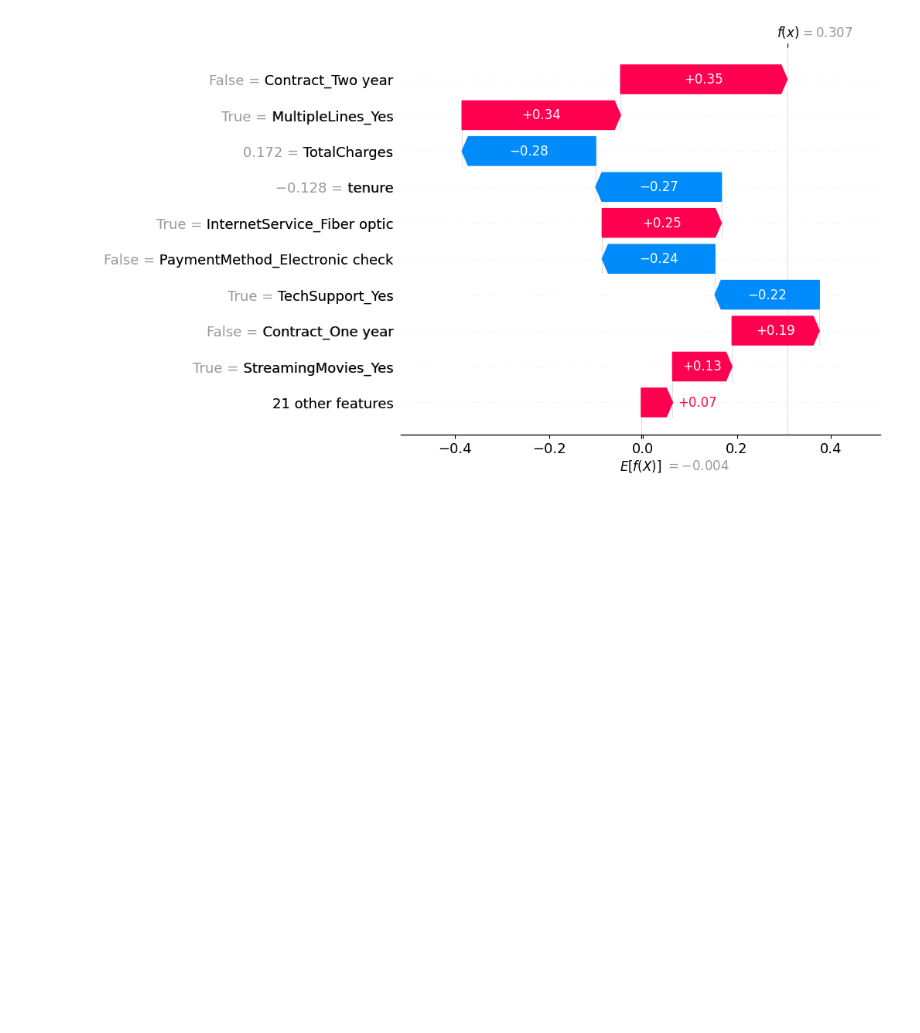
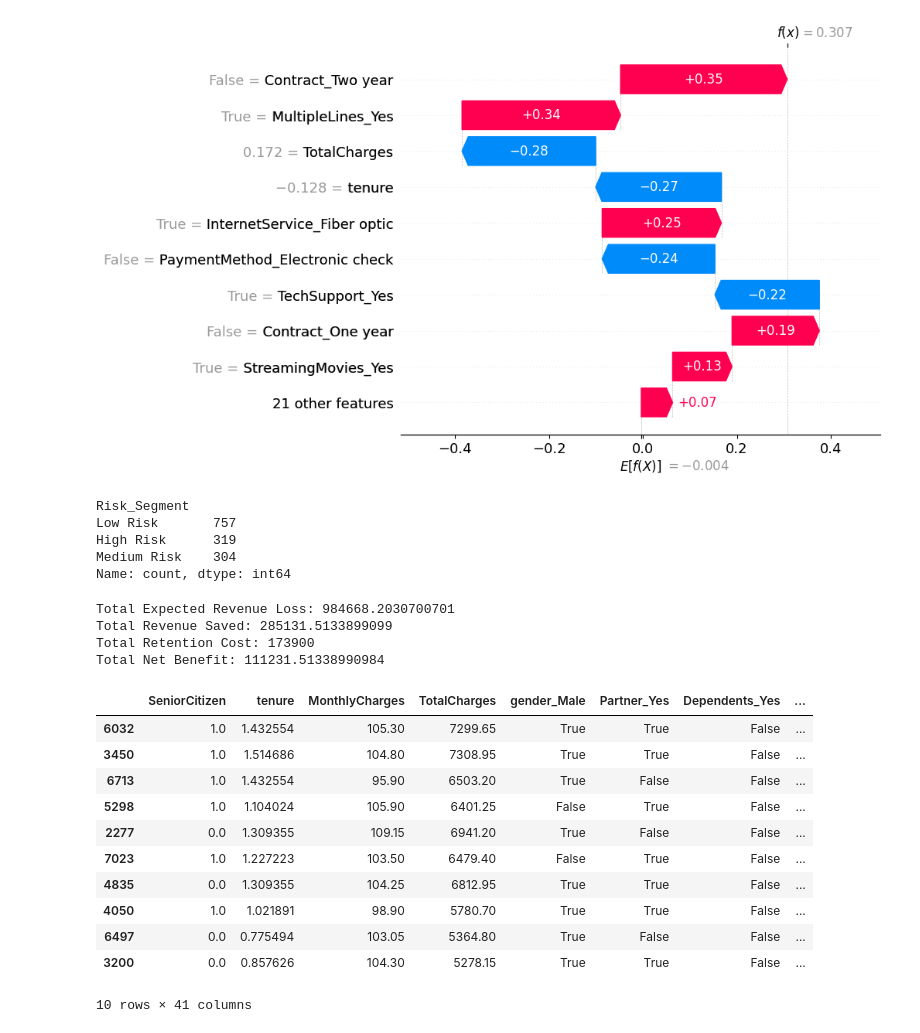
Before and after one commit to ashutosh-dev-hub/telecom-churn-prediction, a Jupyter notebook: notebooks/01_eda.ipynb, the cells around one changed output. Saved outputs shown, nothing was run; the diff lists cells and outputs as text; code cells hidden in the pictures; blank space fills up the shorter version.

Commit message:
Implemented cost-sensitive retention engine with ROI optimization and profit-based targeting

```diff
--- a/notebooks/01_eda.ipynb
+++ b/notebooks/01_eda.ipynb
@@ -603,0 +616,22 @@ shap.plots.waterfall(
+# %%
+retention_df['Expected_Loss'] = (
+    retention_df['Churn_Probability'] * retention_df['TotalCharges']
+)
+# %%
+def risk_segment(prob):
+    if prob > 0.7:
+        return "High Risk"
+    elif prob > 0.4:
+        return "Medium Risk"
+    else:
+        return "Low Risk"
+
+retention_df['Risk_Segment'] = retention_df['Churn_Probability'].apply(risk_segment)
+# %%
+retention_df['Risk_Segment'].value_counts()
+# %% [output]
+Risk_Segment
+Low Risk       757
+High Risk      319
+Medium Risk    304
+Name: count, dtype: int64
@@ -603,0 +655,57 @@ shap.plots.waterfall(
+# %%
+cost_map = {
+    "Premium Retention: 25% Discount + Dedicated Support + Personal Call": 500,
+    "Standard Retention: 15% Discount": 300,
+    "Offer Plan Downgrade or 10% Discount": 200,
+    "No Action": 0
+}
+
+success_map = {
+    "Premium Retention: 25% Discount + Dedicated Support + Personal Call": 0.6,
+    "Standard Retention: 15% Discount": 0.4,
+    "Offer Plan Downgrade or 10% Discount": 0.3,
+    "No Action": 0
+}
+
+retention_df['Retention_Cost'] = retention_df['Retention_Action'].map(cost_map)
+retention_df['Success_Prob'] = retention_df['Retention_Action'].map(success_map)
+# %%
+retention_df['Expected_Revenue_Saved'] = (
+    retention_df['Expected_Loss'] * retention_df['Success_Prob']
+)
+retention_df['Net_Benefit'] = (
+    retention_df['Expected_Revenue_Saved'] - retention_df['Retention_Cost']
+)
+retention_df['Should_Target'] = (
+    retention_df['Net_Benefit'] > 0
+)
+# %%
+total_expected_loss = retention_df['Expected_Loss'].sum()
+total_saved = retention_df['Expected_Revenue_Saved'].sum()
+total_cost = retention_df['Retention_Cost'].sum()
+total_net = retention_df['Net_Benefit'].sum()
+
+print("Total Expected Revenue Loss:", total_expected_loss)
+print("Total Revenue Saved:", total_saved)
+print("Total Retention Cost:", total_cost)
+print("Total Net Benefit:", total_net)
+# %% [output]
+Total Expected Revenue Loss: 984668.2030700701
+Total Revenue Saved: 285131.5133899099
+Total Retention Cost: 173900
+Total Net Benefit: 111231.51338990984
+# %%
+retention_df.sort_values(by='Net_Benefit', ascending=False).head(10)
+# %% [output]
+|  | SeniorCitizen | tenure | MonthlyCharges | TotalCharges | gender_Male | Partner_Yes | Dependents_Yes | ... |
+| 6032 | 1.0 | 1.432554 | 105.30 | 7299.65 | True | True | False | ... |
+| 3450 | 1.0 | 1.514686 | 104.80 | 7308.95 | True | True | False | ... |
+| 6713 | 1.0 | 1.432554 | 95.90 | 6503.20 | True | False | False | ... |
+| 5298 | 1.0 | 1.104024 | 105.90 | 6401.25 | False | True | False | ... |
+| 2277 | 0.0 | 1.309355 | 109.15 | 6941.20 | True | False | False | ... |
+| 7023 | 1.0 | 1.227223 | 103.50 | 6479.40 | False | True | False | ... |
+| 4835 | 0.0 | 1.309355 | 104.25 | 6812.95 | True | True | False | ... |
+| 4050 | 1.0 | 1.021891 | 98.90 | 5780.70 | True | True | False | ... |
+| 6497 | 0.0 | 0.775494 | 103.05 | 5364.80 | True | False | False | ... |
+| 3200 | 0.0 | 0.857626 | 104.30 | 5278.15 | True | True | False | ... |
+10 rows × 41 columns
```
Also changed, not shown: parts of 7 cells of this notebook.
